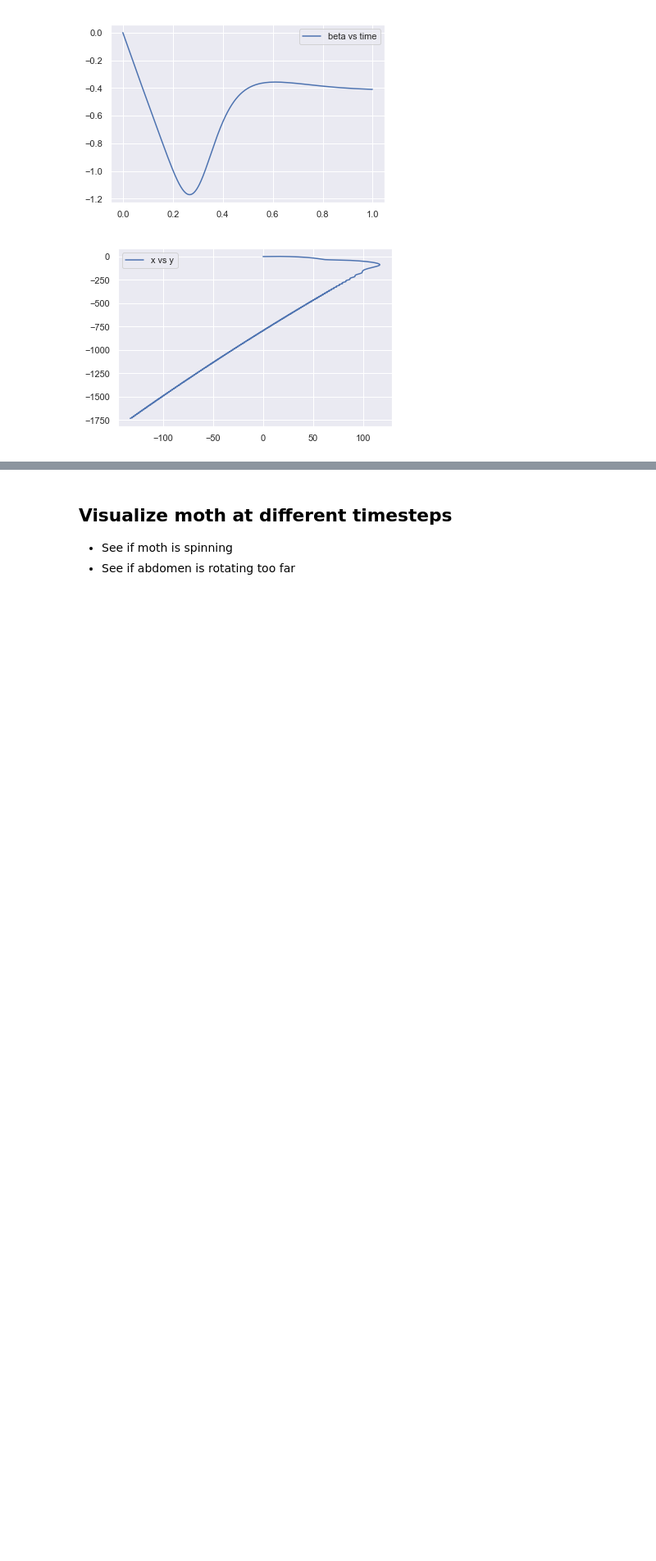
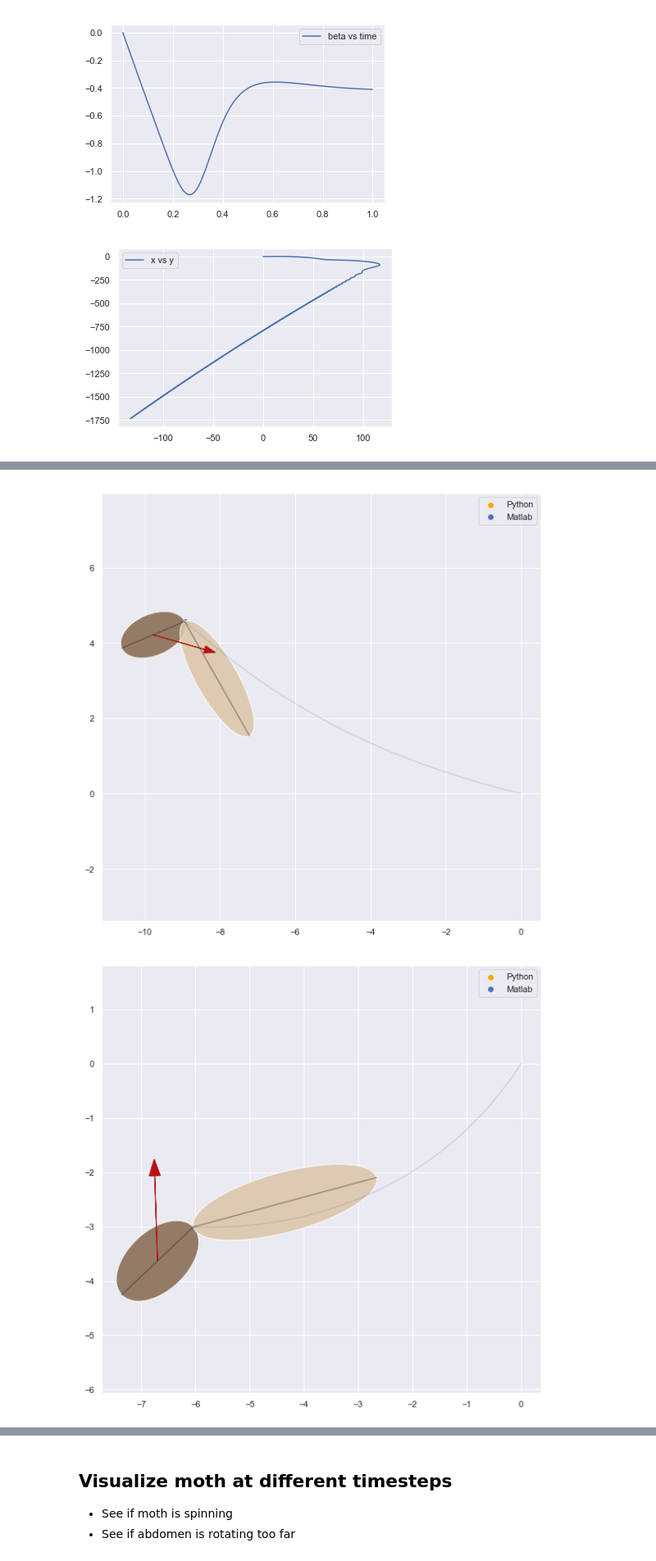
Before and after one commit to nifti-coe/ODE_Python, a Jupyter notebook: PythonCode/008_MatlabDebugger.ipynb, the cells around one changed output, grey strips where cells are left out. Shown at 82% size. Cells and saved outputs as stored; diff of their text form; code cells hidden in the pictures; blank space fills up the shorter version.

```diff
--- a/PythonCode/008_MatlabDebugger.ipynb
+++ b/PythonCode/008_MatlabDebugger.ipynb
@@ -181,4 +198,8 @@ plt.legend()
 # %%
+## REFREF: here
+
+
+
 # specify ranges
 # x,xd,y,yd,
 # theta,thetad,phi,phid,
@@ -190,9 +211,11 @@ ranges = np.array([[0, 0], [-1500, 1500], [0, 0], [-1500, 1500],
                    [0, 2*np.pi], [-25, 25], [0, 2*np.pi], [-25, 25],
                   [0, 44300], [0, 2*np.pi], [-100000, 100000]])
 
+
+
 tic = time.time()
-mpt.nstep = 10000
-mpt.t = np.linspace(0, 0.02, num = mpt.nstep, endpoint = False) # time cut into 100 timesteps
+mpt.nstep = 100
+mpt.t = np.linspace(0, 0.02, num = mpt.nstep, endpoint = True) # time cut into 100 timesteps
 mpt.nrun = 100  #number of trajectories.
 
 # initialize the matrix of 0's
@@ -204,12 +227,16 @@ theta, thetad, phi, phid = [zeroMatrix.copy() for ii in
 
 # generate random initial conditions for state 0
 state0 = np.random.uniform(ranges[:, 0], ranges[:, 1],
-                           size=(mpt.nrun, ranges.shape[0]), )
+                           size=(mpt.nrun, ranges.shape[0]))
 
 # loop through all the runs
 for i in range(0,mpt.nrun):
     # run ODE
-    state = odeint(mpt.FlyTheBug, state0[i, :], mpt.t)
+    F = state0[i,8]
+    alpha = state0[i, 9]
+    tau0 = state0[i, 10]
+
+    state = odeint(mpt.FlyTheBug, state0[i, 0:8], mpt.t,  args = (F, alpha, tau0))
     x[i,:], xd[i,:] = state[:,0], state[:,1]
     y[i,:], yd[i, :] = state[:,2], state[:,3]
     theta[i,:], thetad[i, :] = state[:,4],state[:,5]
@@ -250,0 +305,5 @@ checkData.columns
+# %%
+# checkData.columns[0:19] = df_c.loc[:, "x":"phidf"].columns
+checkData.rename({'x_0':'x', 'xd_0':'xd', 'y_0':'y', 'yd_0':'yd',
+                 "theta_0":"theta", "thetad_0": "thetad", "phi_0": "phi", "phid_0":"phid" }, axis='columns', inplace = True)
+checkData.head()
@@ -250,0 +318,3 @@ checkData.columns
+# %%
+# replace data
+checkData.loc[:, "x":"phidf"] = df_c.loc[:, "x":"phidf"]
@@ -251,6 +331,6 @@ checkData.columns
 # %%
 # calculate beta
-checkData["beta_0"] = checkData.phi_0 - checkData.theta_0 - np.pi
+checkData["beta_0"] = checkData.phi - checkData.theta - np.pi
 checkData["betaf"] = checkData.phif - checkData.thetaf - np.pi
 checkData["beta_a"] = checkData.phi_a - checkData.theta_a - np.pi
 # %%
@@ -314,15 +404,18 @@ def plotMoth(x,y,theta, phi, F, alpha, fig, ax):
 # %%
 # plt.figure(figsize = [10,10])
 # plt.axes().set_aspect('equal', 'datalim')
 
-for i in range(0,10):
+for i in range(0,3):
     fig, ax = plt.subplots( figsize = [10,10])
     plt.plot(x[i, :],y[i, :], alpha = 0.2)
     # plot final positions
 
     plt.scatter(x[i, -1:], y[i, -1:], c= 'orange', label = "Python")
     plt.scatter(checkData.x_a[i], checkData.y_a[i], label = "Matlab")
     plotMoth(x[i, -1:][0],y[i, -1:][0],theta[i, -1:][0], phi[i, -1:][0], checkData.F[i], checkData.alpha[i], fig, ax)
     plotMoth(checkData.x_a[i],checkData.y_a[i],checkData.theta_a[i], checkData.phi_a[i], checkData.F[i], checkData.alpha[i], fig, ax)
     plt.legend()
     plt.show()
+# %% [output]
+[figure, added]
+[figure, added]
```
Also changed, not shown: parts of 32 cells of this notebook.
